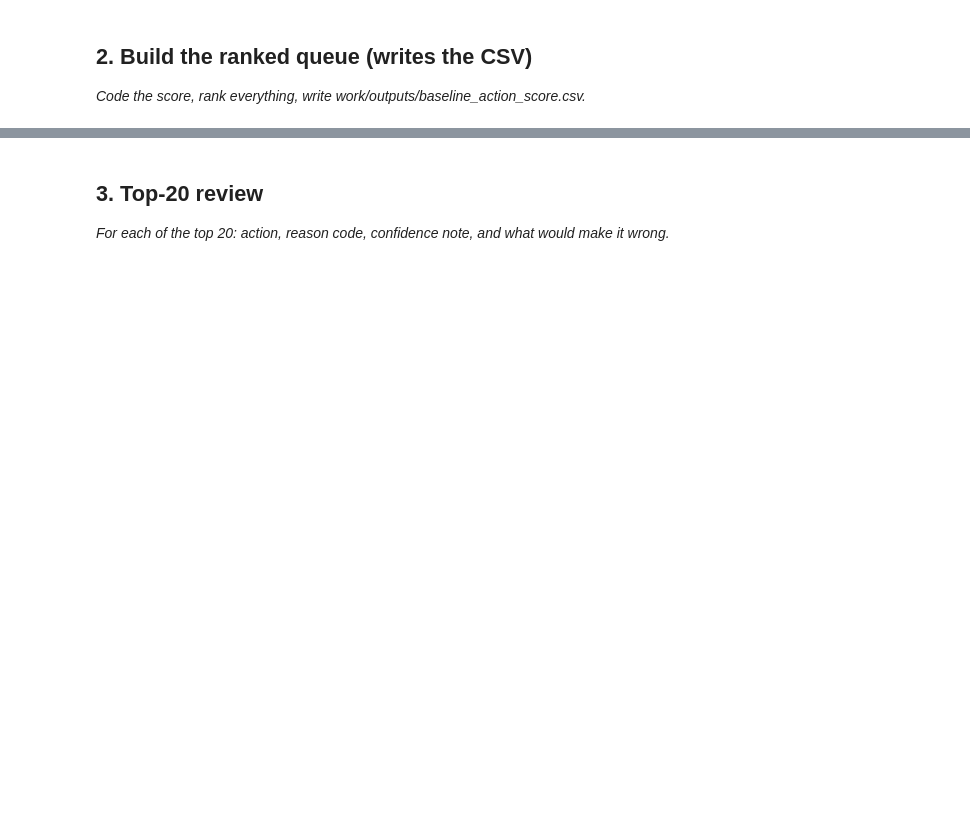
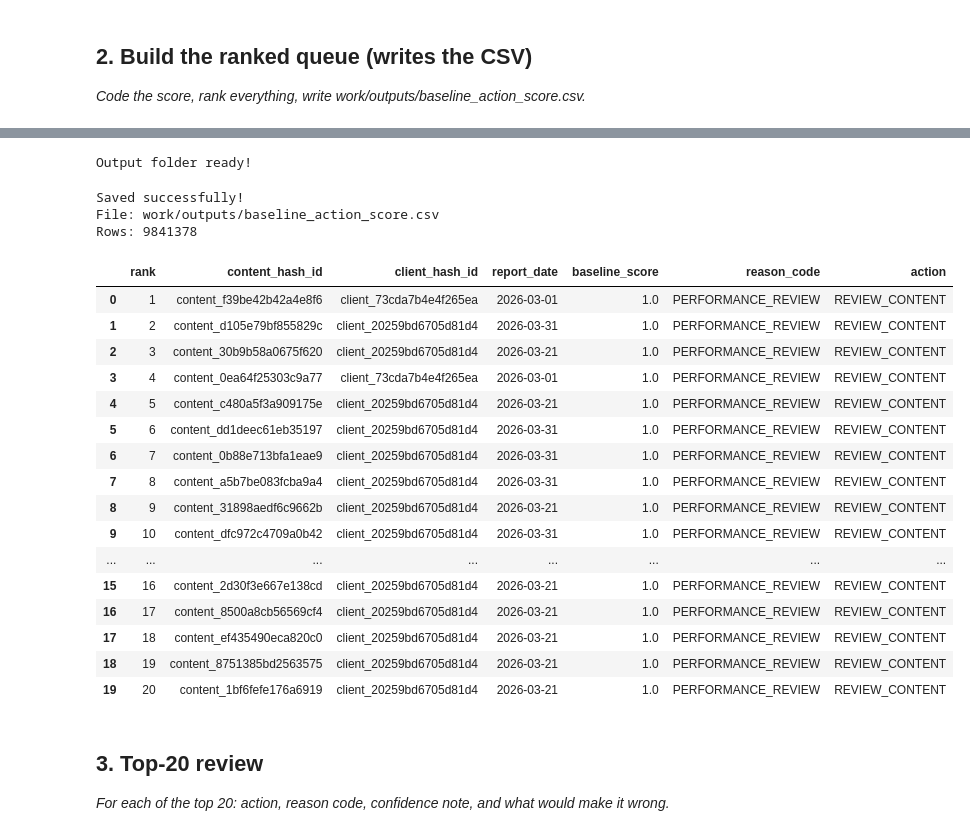
Before and after one commit to faisal-0065/flyrank-ml-internship, a Jupyter notebook: work/notebooks/w04_baseline_score.ipynb, the cells around one changed output, grey strips where cells are left out. Saved outputs shown, nothing was run; the diff lists cells and outputs as text; code cells hidden in the pictures; blank space fills up the shorter version.

Commit message:
Complete ML-05 baseline action score

```diff
--- a/work/notebooks/w04_baseline_score.ipynb
+++ b/work/notebooks/w04_baseline_score.ipynb
@@ -15,0 +26,6 @@ This skeleton is yours to fill. Work the sections **in order** — each one has
+# %%
+from google.colab import userdata
+
+HF_TOKEN = userdata.get("HF_TOKEN")
+
+print("HF token loaded:", HF_TOKEN is not None)
@@ -15,0 +79,28 @@ This skeleton is yours to fill. Work the sections **in order** — each one has
+# %%
+import numpy as np
+
+# Calculate CTR
+march_df["ctr"] = (
+    march_df["gsc_clicks"] /
+    march_df["gsc_impressions"].replace(0, np.nan)
+)
+
+# Create CTR buckets
+march_df["ctr_bucket"] = pd.cut(
+    march_df["ctr"],
+    bins=[-np.inf, 0.01, 0.05, np.inf],
+    labels=["low", "medium", "high"]
+)
+
+# Create impression buckets
+march_df["impression_bucket"] = pd.cut(
+    march_df["gsc_impressions"],
+    bins=[-np.inf, 0, 10, np.inf],
+    labels=["zero", "low", "high"]
+)
+
+print("CTR bucket table:")
+print(march_df["ctr_bucket"].value_counts(dropna=False))
+
+print("\nImpression bucket table:")
+print(march_df["impression_bucket"].value_counts(dropna=False))
@@ -23,3 +188,47 @@ This skeleton is yours to fill. Work the sections **in order** — each one has
+# %%
+import os
+
+os.makedirs("work/outputs", exist_ok=True)
+
+print("Output folder ready!")
+# %% [output]
+Output folder ready!
+# %%
+output_path = "work/outputs/baseline_action_score.csv"
+
+queue.to_csv(output_path, index=False)
+
+print("Saved successfully!")
+print("File:", output_path)
+print("Rows:", len(queue))
+# %% [output]
+Saved successfully!
+File: work/outputs/baseline_action_score.csv
+Rows: 9841378
+# %%
+# Show the top 20 recommendations
+
+top20 = queue.head(20).copy()
+
+display(top20)
+# %% [output]
+|  | rank | content_hash_id | client_hash_id | report_date | baseline_score | reason_code | action |
+| 0 | 1 | content_f39be42b42a4e8f6 | client_73cda7b4e4f265ea | 2026-03-01 | 1.0 | PERFORMANCE_REVIEW | REVIEW_CONTENT |
+| 1 | 2 | content_d105e79bf855829c | client_20259bd6705d81d4 | 2026-03-31 | 1.0 | PERFORMANCE_REVIEW | REVIEW_CONTENT |
+| 2 | 3 | content_30b9b58a0675f620 | client_20259bd6705d81d4 | 2026-03-21 | 1.0 | PERFORMANCE_REVIEW | REVIEW_CONTENT |
+| 3 | 4 | content_0ea64f25303c9a77 | client_73cda7b4e4f265ea | 2026-03-01 | 1.0 | PERFORMANCE_REVIEW | REVIEW_CONTENT |
+| 4 | 5 | content_c480a5f3a909175e | client_20259bd6705d81d4 | 2026-03-21 | 1.0 | PERFORMANCE_REVIEW | REVIEW_CONTENT |
+| 5 | 6 | content_dd1deec61eb35197 | client_20259bd6705d81d4 | 2026-03-31 | 1.0 | PERFORMANCE_REVIEW | REVIEW_CONTENT |
+| 6 | 7 | content_0b88e713bfa1eae9 | client_20259bd6705d81d4 | 2026-03-31 | 1.0 | PERFORMANCE_REVIEW | REVIEW_CONTENT |
+| 7 | 8 | content_a5b7be083fcba9a4 | client_20259bd6705d81d4 | 2026-03-31 | 1.0 | PERFORMANCE_REVIEW | REVIEW_CONTENT |
+| 8 | 9 | content_31898aedf6c9662b | client_20259bd6705d81d4 | 2026-03-21 | 1.0 | PERFORMANCE_REVIEW | REVIEW_CONTENT |
+| 9 | 10 | content_dfc972c4709a0b42 | client_20259bd6705d81d4 | 2026-03-31 | 1.0 | PERFORMANCE_REVIEW | REVIEW_CONTENT |
+| ... | ... | ... | ... | ... | ... | ... | ... |
+| 15 | 16 | content_2d30f3e667e138cd | client_20259bd6705d81d4 | 2026-03-21 | 1.0 | PERFORMANCE_REVIEW | REVIEW_CONTENT |
+| 16 | 17 | content_8500a8cb56569cf4 | client_20259bd6705d81d4 | 2026-03-21 | 1.0 | PERFORMANCE_REVIEW | REVIEW_CONTENT |
+| 17 | 18 | content_ef435490eca820c0 | client_20259bd6705d81d4 | 2026-03-21 | 1.0 | PERFORMANCE_REVIEW | REVIEW_CONTENT |
+| 18 | 19 | content_8751385bd2563575 | client_20259bd6705d81d4 | 2026-03-21 | 1.0 | PERFORMANCE_REVIEW | REVIEW_CONTENT |
+| 19 | 20 | content_1bf6fefe176a6919 | client_20259bd6705d81d4 | 2026-03-21 | 1.0 | PERFORMANCE_REVIEW | REVIEW_CONTENT |
 # %% [markdown]
 ## 3. Top-20 review
 
```
Also changed, not shown: parts of 15 cells of this notebook.
